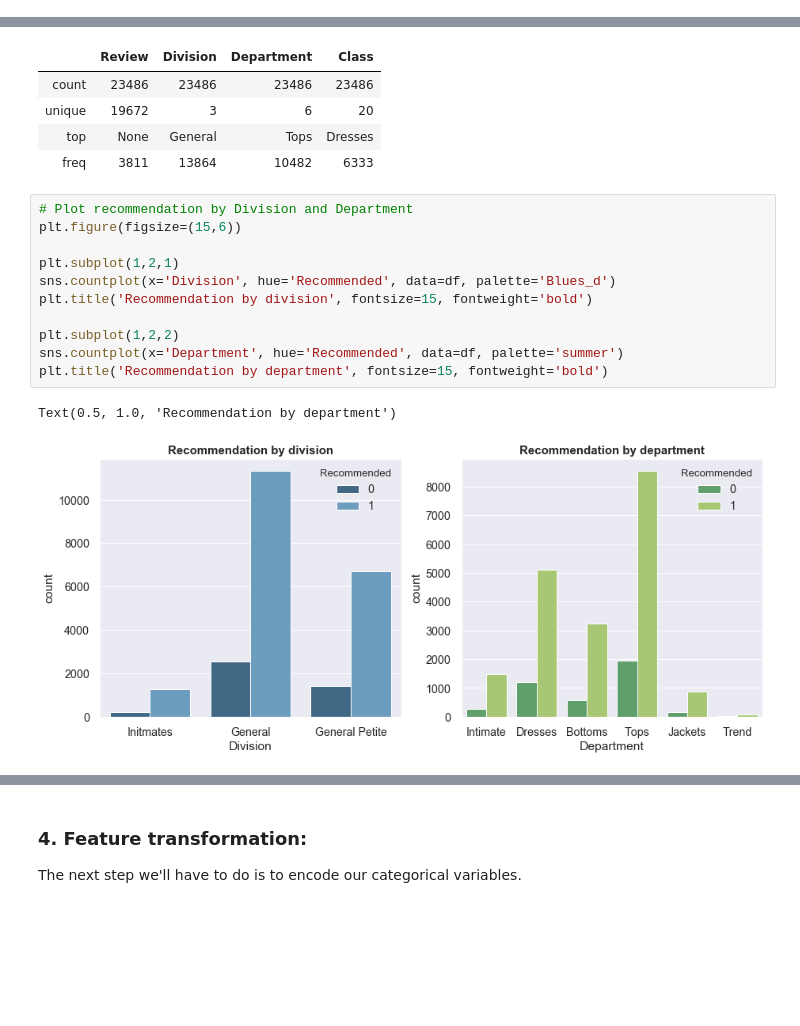
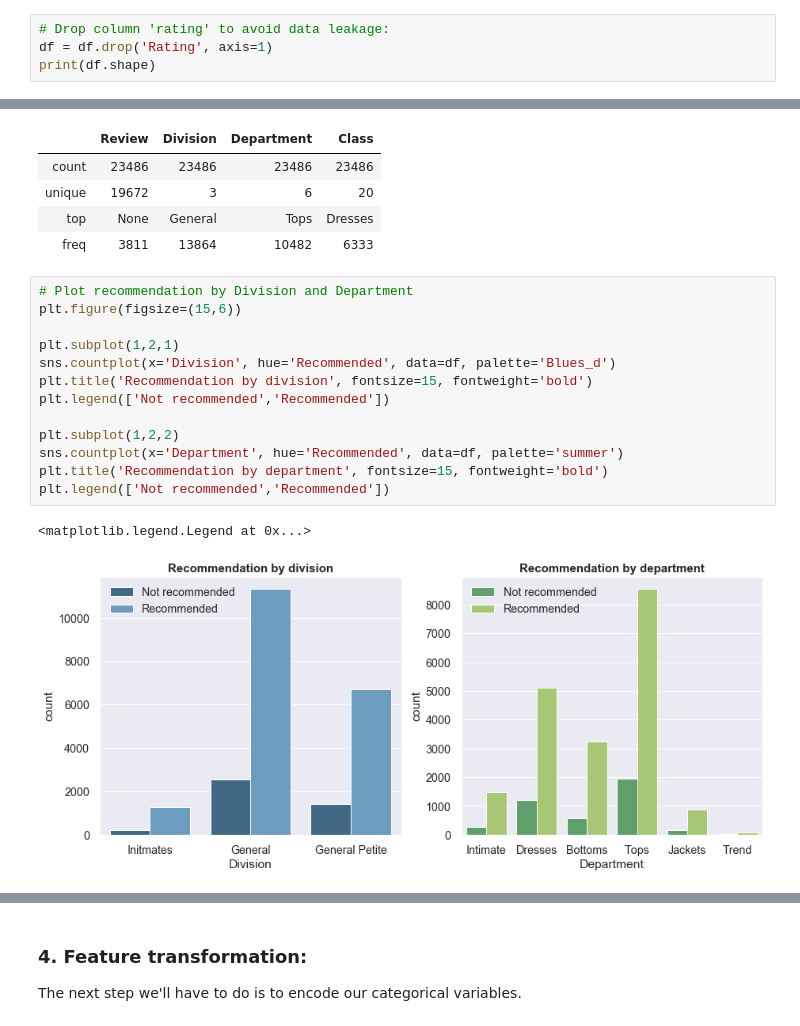
Before and after one commit to vilandao/sentiment_analysis_ecommerce, a Jupyter notebook: Sentiment analysis - Women's e commerce clothing reviews.ipynb, the cells around one changed output, grey strips where cells are left out. Cells and saved outputs as stored; diff of their text form; blank space fills up the shorter version.

```diff
--- a/Sentiment analysis - Women's e commerce clothing reviews.ipynb
+++ b/Sentiment analysis - Women's e commerce clothing reviews.ipynb
@@ -306,0 +299,4 @@ Now let's explore our categorical and text variables
+# %%
+# Drop column 'rating' to avoid data leakage:
+df = df.drop('Rating', axis=1)
+print(df.shape)
@@ -318,14 +316,16 @@ df.describe(include=object)
 # %%
 # Plot recommendation by Division and Department
 plt.figure(figsize=(15,6))
 
 plt.subplot(1,2,1)
 sns.countplot(x='Division', hue='Recommended', data=df, palette='Blues_d')
 plt.title('Recommendation by division', fontsize=15, fontweight='bold')
+plt.legend(['Not recommended','Recommended'])
 
 plt.subplot(1,2,2)
 sns.countplot(x='Department', hue='Recommended', data=df, palette='summer')
 plt.title('Recommendation by department', fontsize=15, fontweight='bold')
+plt.legend(['Not recommended','Recommended'])
 # %% [output]
-Text(0.5, 1.0, 'Recommendation by department')
+<matplotlib.legend.Legend at 0x...>
-[figure, old version]
+[figure, new version]
```
Also changed, not shown: parts of 43 cells of this notebook.
